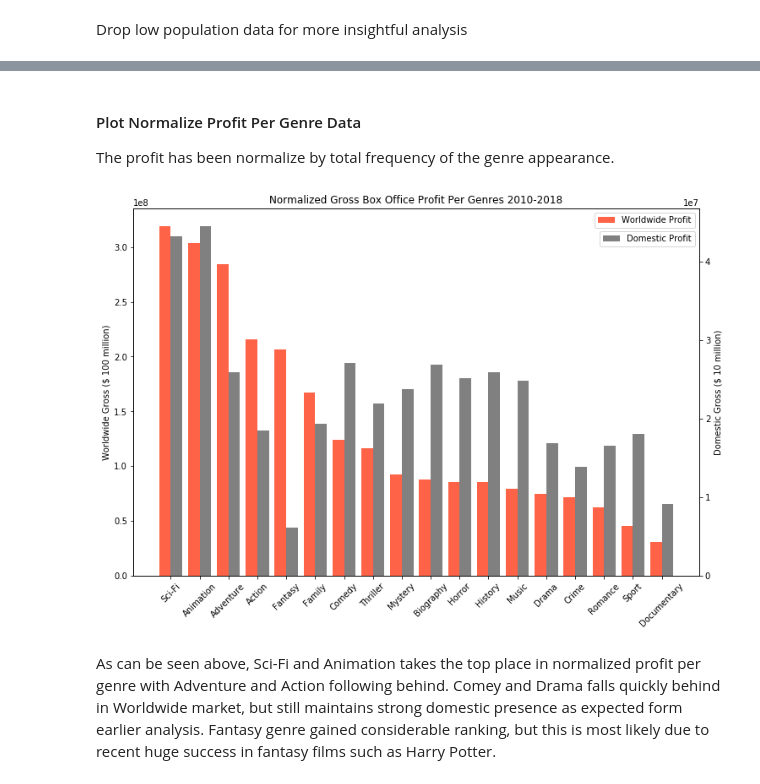
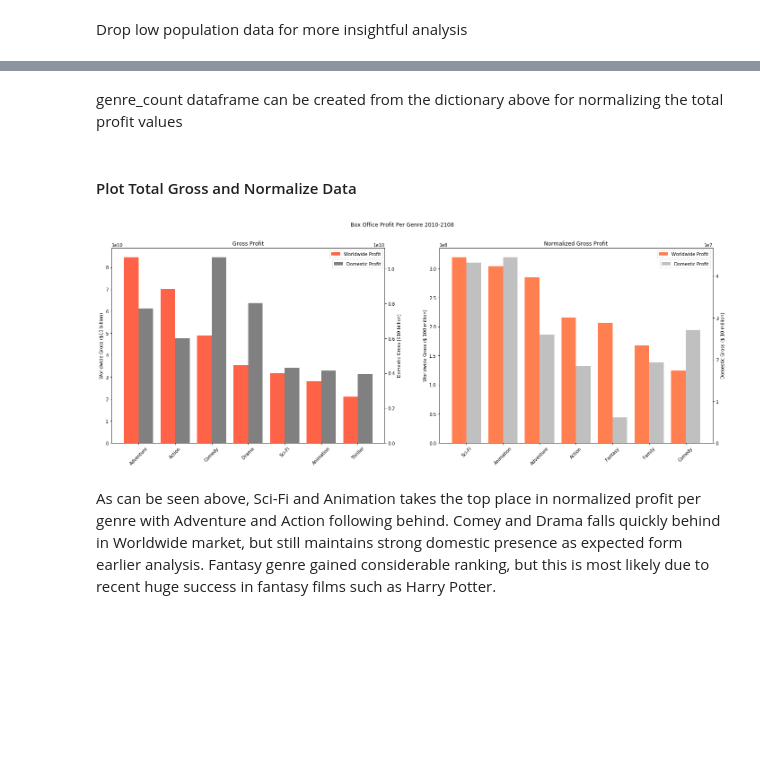
Before and after one commit to yunghanjeong/091420NYCDS_P1_G2_Project, a Jupyter notebook: prelim_eda_yung.ipynb, the cells around one changed output, grey strips where cells are left out. Saved outputs shown, nothing was run; the diff lists cells and outputs as text; code cells hidden in the pictures; blank space fills up the shorter version.

```diff
--- a/prelim_eda_yung.ipynb
+++ b/prelim_eda_yung.ipynb
@@ -205,3 +169,5 @@ However, would the graph look different when the total profit is normalized per
+# %% [markdown]
+genre_count dataframe can be created from the dictionary above for normalizing the total profit values
 # %%
 #Create Genre Count from dictionary above and reformat index
 genre_count = pd.Series(profit_group_genres)
@@ -214,37 +180,79 @@ genre_count.drop(["Musical", "Western", "War"], inplace = True) #drop same colum
 #normalize data
 genre_total["norm_domestic"] = genre_total["domestic_profit"]/genre_count[0]
 genre_total["norm_worldwide"] = genre_total["worldwide_profit"]/genre_count[0]
-# %% [markdown]
-#### Plot Normalize Profit Per Genre Data
-
-The profit has been normalize by total frequency of the genre appearance.
+# %% [markdown]
+#### Plot Total Gross and Normalize Data
 # %%
-fig, ax = plt.subplots(figsize=(12,8)) #set figure size
+#Set Figure Size
+plt.figure(figsize=(24,8))
+
+#Set top data slicing value total number of top ranks to plot
+graphrank = 7 #must be less than or equal to the length of the genre_total
+
+
+#------------------------GENRE TOTAL PLOT------------------------#
+#sort and slice before plotting
+plot_total = genre_total.sort_values("worldwide_profit", ascending = False)
+plot_total = plot_total[:graphrank]
+
+#set first bar graph x positions and width
+ax = plt.subplot(1,2,1) #set figure position
 ax2 = ax.twinx() #set twin x axis
-xpos = np.array(range(0,len(genre_total))) #xpos for barset
+xpos = np.array(range(0,len(plot_total))) #xpos for barset
 width = 0.4 #set bar width for offset
 
-genre_total.sort_values("norm_worldwide", inplace = True, ascending = False)
-
 #bar plot both domestic and worldwide gross based on genre
-domestic = ax2.bar(xpos+width/2, genre_total["norm_domestic"].values, width, label = "Domestic Profit", color = "grey")
-worldwide = ax.bar(xpos-width/2, genre_total["norm_worldwide"].values, width, label = "Worldwide Profit", color = "tomato")
+domestic = ax2.bar(xpos+width/2, plot_total["domestic_profit"].values, width, label = "Domestic Profit", color = "grey")
+worldwide = ax.bar(xpos-width/2, plot_total["worldwide_profit"].values, width, label = "Worldwide Profit", color = "tomato")
 
 #set x axis markers
 ax.set_xticks(xpos);
-ax.set_xticklabels(genre_total.index, rotation = 45);
+ax.set_xticklabels(plot_total.index, rotation = 45);
 
 #set labels
-ax.set_ylabel("Worldwide Gross ($ 100 million)");
-ax2.set_ylabel("Domestic Gross ($ 10 million)");
-ax.set_title("Normalized Gross Box Office Profit Per Genres 2010-2018")
+ax.set_ylabel("Worldwide Gross ($10 billion)");
+ax2.set_ylabel("Domestic Gross ($10 billion)");
+ax.set_title("Gross Profit")
 
+#set legend
 ax.legend(bbox_to_anchor=(0,0,1,1), loc="upper right")
 ax2.legend(bbox_to_anchor=(0,-.05,1,1), loc="upper right")
-plt.savefig("images/norm_gross_boxoffic_profit_genre.png")
+
+#-----------------NORMALIZED GENRE PROFIT PLOT----------------------------#
+#sort and slice before plotting
+plot_norm = genre_total.sort_values("norm_worldwide", ascending = False)
+plot_norm = plot_norm[:graphrank]
+
+#set second plot x positions
+ax3 = plt.subplot(1,2,2) #set figure position
+ax4 = ax3.twinx() #set twin x axis
+xpos = np.array(range(0,len(plot_norm))) #xpos for barset
+width = 0.4 #set bar width for offset
+
+
+
+#bar plot both domestic and worldwide gross based on genre
+domestic = ax4.bar(xpos+width/2, plot_norm["norm_domestic"].values, width, label = "Domestic Profit", color = "silver")
+worldwide = ax3.bar(xpos-width/2, plot_norm["norm_worldwide"].values, width, label = "Worldwide Profit", color = "coral")
+
+#set x axis markers
+ax3.set_xticks(xpos);
+ax3.set_xticklabels(plot_norm.index, rotation = 45);
+
+#set labels
+ax3.set_ylabel("Worldwide Gross ($ 100 million)");
+ax4.set_ylabel("Domestic Gross ($ 10 million)");
+ax3.set_title("Normalized Gross Profit")
+
+#set legend
+ax3.legend(bbox_to_anchor=(0,0,1,1), loc="upper right")
+ax4.legend(bbox_to_anchor=(0,-.05,1,1), loc="upper right")
+plt.suptitle("Box Office Profit Per Genre 2010-2108")
+plt.savefig("images/norm_gross_sbs_profit_genre.png")
+
 plt.show()
 # %% [output]
-[figure, old version]
+[figure, new version]
 # %% [markdown]
 As can be seen above, Sci-Fi and Animation takes the top place in normalized profit per genre with Adventure and Action following behind. Comey and Drama falls quickly behind in Worldwide market, but still maintains strong domestic presence as expected form earlier analysis. Fantasy genre gained considerable ranking, but this is most likely due to recent huge success in fantasy films such as Harry Potter.
 # %% [markdown]
```
Also changed, not shown: parts of 3 cells of this notebook.
